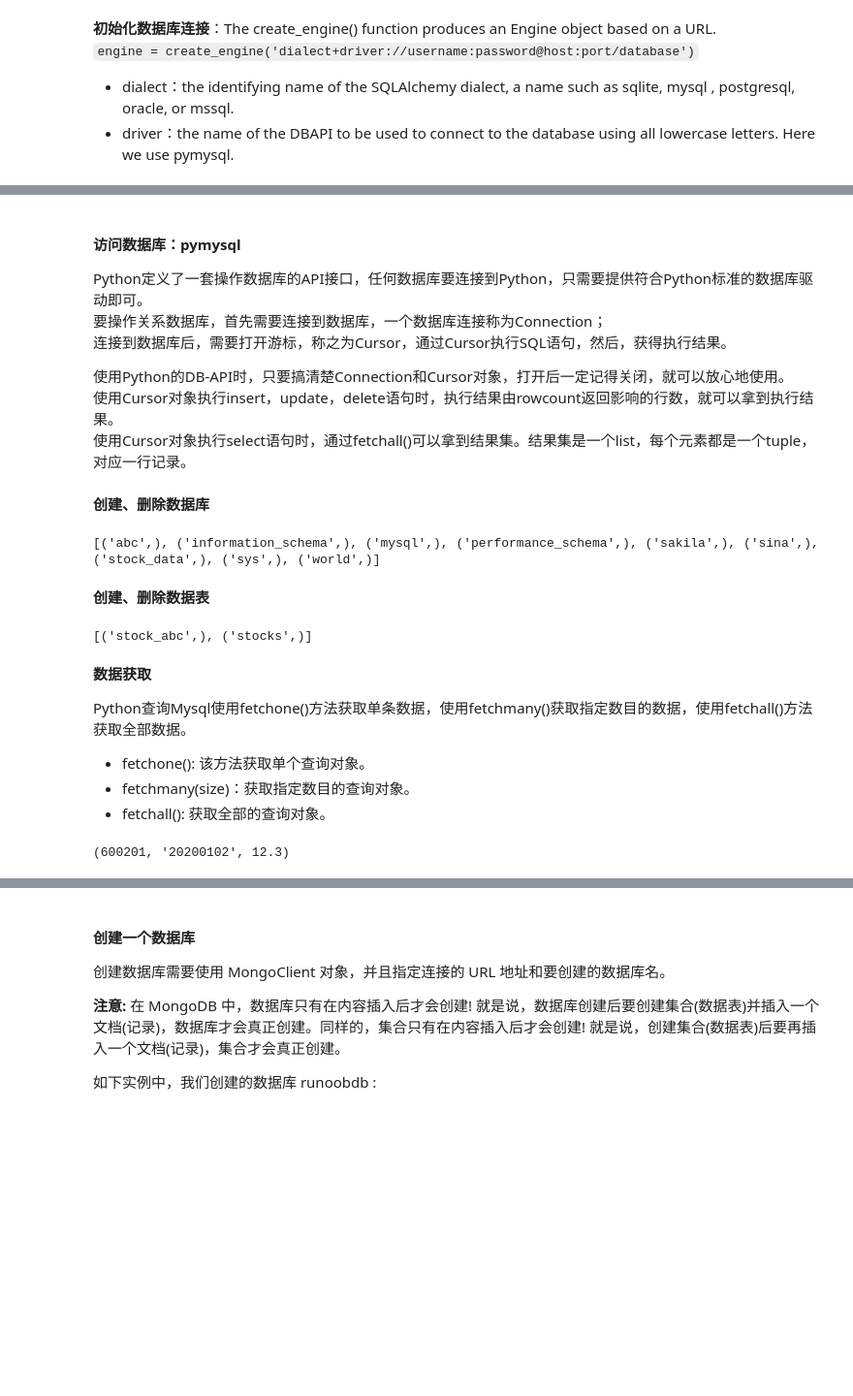
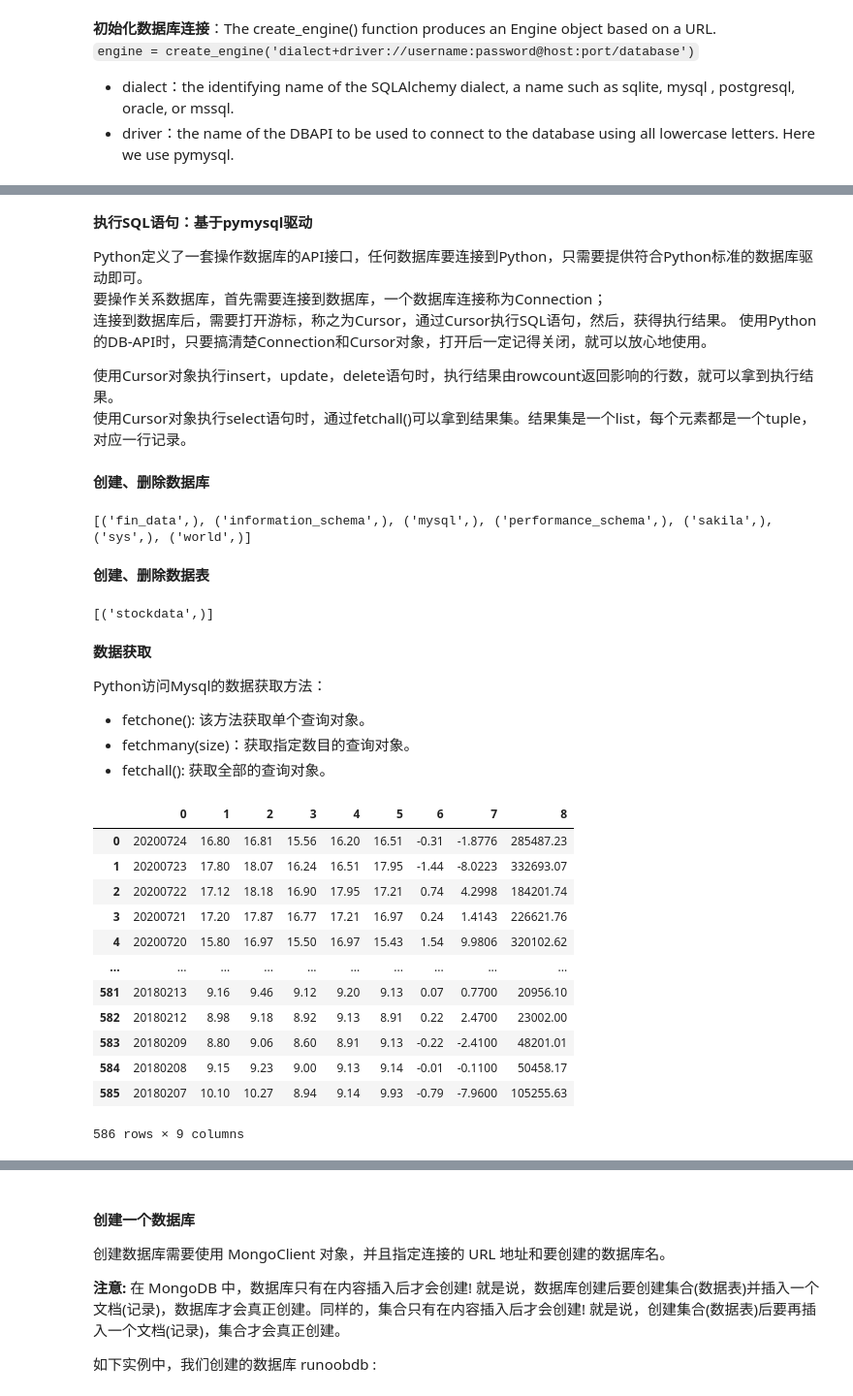
Before and after one commit to superMC5657/jrxy_python_course, a Jupyter notebook: DataSession/database_learn.ipynb, the cells around one changed output, grey strips where cells are left out. Shown at 97% size. Saved outputs shown, nothing was run; the diff lists cells and outputs as text; code cells hidden in the pictures; blank space fills up the shorter version.

```diff
--- a/DataSession/database_learn.ipynb
+++ b/DataSession/database_learn.ipynb
@@ -459,11 +467,11 @@ df
 # %% [markdown]
-#### 访问数据库：pymysql
+**执行SQL语句：基于pymysql驱动**
 
 Python定义了一套操作数据库的API接口，任何数据库要连接到Python，只需要提供符合Python标准的数据库驱动即可。
 要操作关系数据库，首先需要连接到数据库，一个数据库连接称为Connection；
 连接到数据库后，需要打开游标，称之为Cursor，通过Cursor执行SQL语句，然后，获得执行结果。
+使用Python的DB-API时，只要搞清楚Connection和Cursor对象，打开后一定记得关闭，就可以放心地使用。
 
-使用Python的DB-API时，只要搞清楚Connection和Cursor对象，打开后一定记得关闭，就可以放心地使用。
 使用Cursor对象执行insert，update，delete语句时，执行结果由rowcount返回影响的行数，就可以拿到执行结果。
 使用Cursor对象执行select语句时，通过fetchall()可以拿到结果集。结果集是一个list，每个元素都是一个tuple，对应一行记录。
 # %% [markdown]
@@ -478,7 +486,7 @@ db = pymysql.connect("localhost","root","123456")
 cursor = db.cursor()
 
 # 输出所有数据库列表："show databases"
-cursor.execute("show databases")
+cursor.execute("show databases;")
 print([x for x in cursor])
 
 # # 创建数据库："create database"
@@ -490,14 +498,14 @@ print([x for x in cursor])
 # 关闭数据库连接
 db.close()
 # %% [output]
-[('abc',), ('information_schema',), ('mysql',), ('performance_schema',), ('sakila',), ('sina',), ('stock_data',), ('sys',), ('world',)]
+[('fin_data',), ('information_schema',), ('mysql',), ('performance_schema',), ('sakila',), ('sys',), ('world',)]
 # %% [markdown]
 **创建、删除数据表**
 # %%
 import pymysql
 
 # 打开数据库连接
-db = pymysql.connect("localhost","root","123456","stock_data")
+db = pymysql.connect("localhost","root","123456","fin_data")
 
 # 使用 cursor() 方法创建一个游标对象 cursor
 cursor = db.cursor()
@@ -510,41 +518,54 @@ print([x for x in cursor])
 # sql = "create table if not exists stock_abc (date char(8), price float)"
 # cursor.execute(sql)
 
-# # # 删除数据表：drop table
+# # 删除数据表："drop table"
+# sql = "drop table if exists stock_abc"
 # cursor.execute(sql)
-# cursor.execute("drop table if exists stock_abc")
 
 # 关闭数据库连接
 db.close()
 # %% [output]
-[('stock_abc',), ('stocks',)]
+[('stockdata',)]
 # %% [markdown]
 **数据获取**
 
-Python查询Mysql使用fetchone()方法获取单条数据，使用fetchmany()获取指定数目的数据，使用fetchall()方法获取全部数据。
+Python访问Mysql的数据获取方法：
 - fetchone(): 该方法获取单个查询对象。
 - fetchmany(size)：获取指定数目的查询对象。
 - fetchall(): 获取全部的查询对象。
 # %%
 import pymysql
 
 # 打开数据库连接
-db = pymysql.connect("localhost","root","123456","stock_data")
+db = pymysql.connect("localhost","root","123456","fin_data")
 # 使用 cursor() 方法创建一个游标对象 cursor
 cursor = db.cursor()
 
-sql = "SELECT * FROM stocks"
+sql = "SELECT * FROM stockdata"
 cursor.execute(sql)
 
 # fetchall()
 result = cursor.fetchall()
-for x in result:
-    print(x)
+stockdata = pd.DataFrame([x for x in result])
 
 # 关闭数据库连接
 db.close()
+
+stockdata
 # %% [output]
+|  | 0 | 1 | 2 | 3 | 4 | 5 | 6 | 7 | 8 |
+| 0 | 20200724 | 16.80 | 16.81 | 15.56 | 16.20 | 16.51 | -0.31 | -1.8776 | 285487.23 |
+| 1 | 20200723 | 17.80 | 18.07 | 16.24 | 16.51 | 17.95 | -1.44 | -8.0223 | 332693.07 |
+| 2 | 20200722 | 17.12 | 18.18 | 16.90 | 17.95 | 17.21 | 0.74 | 4.2998 | 184201.74 |
+| 3 | 20200721 | 17.20 | 17.87 | 16.77 | 17.21 | 16.97 | 0.24 | 1.4143 | 226621.76 |
+| 4 | 20200720 | 15.80 | 16.97 | 15.50 | 16.97 | 15.43 | 1.54 | 9.9806 | 320102.62 |
+| ... | ... | ... | ... | ... | ... | ... | ... | ... | ... |
+| 581 | 20180213 | 9.16 | 9.46 | 9.12 | 9.20 | 9.13 | 0.07 | 0.7700 | 20956.10 |
+| 582 | 20180212 | 8.98 | 9.18 | 8.92 | 9.13 | 8.91 | 0.22 | 2.4700 | 23002.00 |
+| 583 | 20180209 | 8.80 | 9.06 | 8.60 | 8.91 | 9.13 | -0.22 | -2.4100 | 48201.01 |
+| 584 | 20180208 | 9.15 | 9.23 | 9.00 | 9.13 | 9.14 | -0.01 | -0.1100 | 50458.17 |
+| 585 | 20180207 | 10.10 | 10.27 | 8.94 | 9.14 | 9.93 | -0.79 | -7.9600 | 105255.63 |
-(600201, '20200102', 12.3)
+586 rows × 9 columns
 # %% [markdown]
 **Exercise：**
 
```
Also changed, not shown: parts of 11 cells of this notebook.
